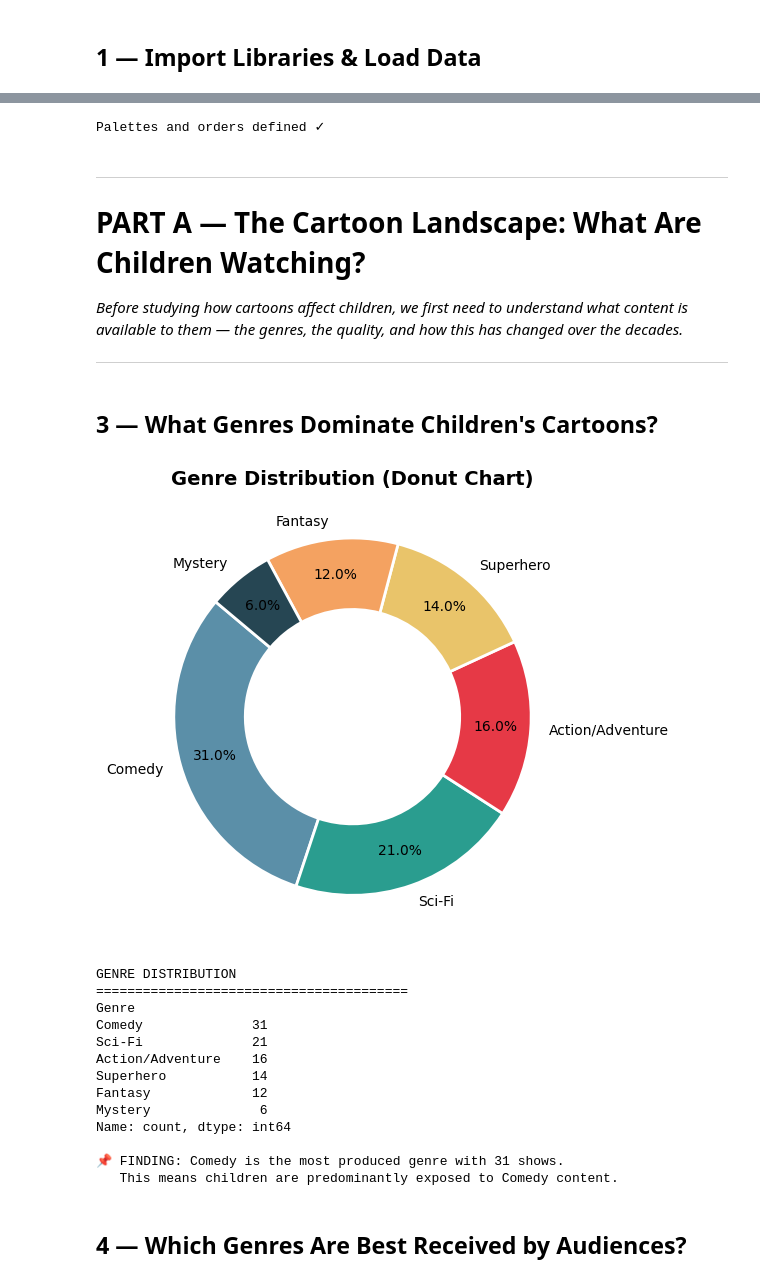
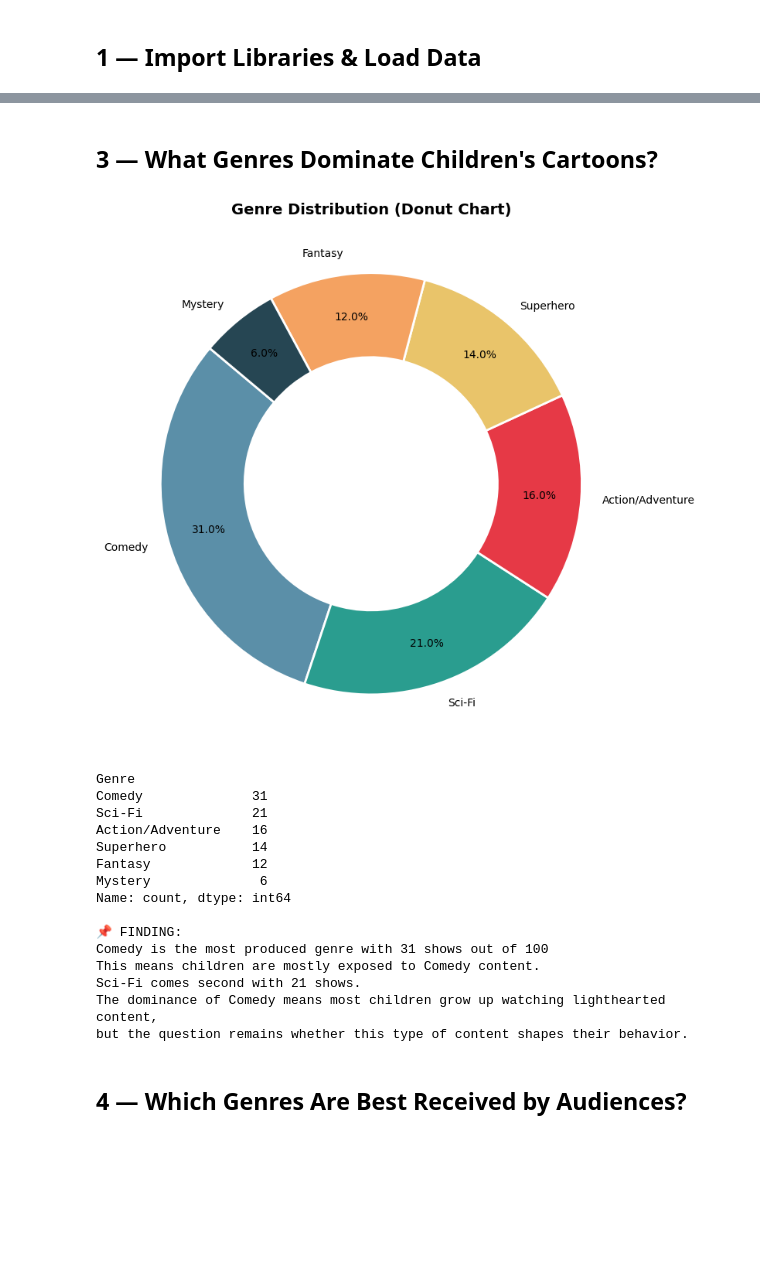
Before and after one commit to RonakSinghRaina/PROJECT-NEW, a Jupyter notebook: cartoon_analysis_complete.ipynb, the cells around one changed output, grey strips where cells are left out. Drawn from its saved outputs; the diff is of its cells as text; code cells hidden in the pictures; blank space fills up the shorter version.

Commit message:
updated findings

```diff
--- a/cartoon_analysis_complete.ipynb
+++ b/cartoon_analysis_complete.ipynb
@@ -224,58 +212,38 @@ Name: count, dtype: int64
-# %%
-# ── Genre palette ──
-genre_palette = {
-    "Action/Adventure": "#e63946",
-    "Comedy":           "#457b9d",
-    "Sci-Fi":           "#2a9d8f",
-    "Superhero":        "#e9c46a",
-    "Fantasy":          "#f4a261",
-    "Mystery":          "#264653",
-}
-genres_order = ["Comedy", "Sci-Fi", "Action/Adventure", "Superhero", "Fantasy", "Mystery"]
-
-# ── Era palette ──
-era_palette = {
-    'Pre-2000 (Classic)': '#6a4c93',
-    '2000–2009':          '#1982c4',
-    '2010–2019':          '#8ac926',
-    '2020+':              '#ff595e',
-}
-era_order = ['Pre-2000 (Classic)', '2000–2009', '2010–2019', '2020+']
-
-print("Palettes and orders defined ✓")
-# %% [output]
-Palettes and orders defined ✓
-# %% [markdown]
----
-# PART A — The Cartoon Landscape: What Are Children Watching?
-*Before studying how cartoons affect children, we first need to understand what content is available to them — the genres, the quality, and how this has changed over the decades.*
-
----
 # %% [markdown]
 ## 3 — What Genres Dominate Children's Cartoons?
 # %%
+# counting how many shows per genre
 genre_counts = df['Genre'].value_counts()
 
+# making a donut chart
 colors = ['#5b8fa8', '#2a9d8f', '#e63946', '#e9c46a', '#f4a261', '#264653']
 
-fig, ax = plt.subplots(figsize=(10, 5))
-ax.pie(genre_counts, labels=genre_counts.index, autopct='%1.1f%%',
-       colors=colors, startangle=140, pctdistance=0.8,
-       wedgeprops={'width': 0.4, 'edgecolor': 'white', 'linewidth': 2})
-ax.set_title('Genre Distribution (Donut Chart)', fontsize=14, fontweight='bold')
+plt.figure(figsize=(8, 8))
+plt.pie(genre_counts, labels=genre_counts.index, autopct='%1.1f%%',
+        colors=colors, startangle=140, pctdistance=0.8,
+        wedgeprops={'width': 0.4, 'edgecolor': 'white', 'linewidth': 2})
+plt.title('Genre Distribution (Donut Chart)', fontsize=14, fontweight='bold')
 plt.tight_layout()
 plt.show()
 
-print('GENRE DISTRIBUTION')
-print('=' * 40)
+# printing the counts
 print(genre_counts)
 print()
-print('📌 FINDING:', genre_counts.index[0], 'is the most produced genre with', genre_counts.iloc[0], 'shows.')
-print('   This means children are predominantly exposed to', genre_counts.index[0], 'content.')
+
+# finding
+top_genre = genre_counts.index[0]
+top_count = genre_counts.iloc[0]
+second_genre = genre_counts.index[1]
+second_count = genre_counts.iloc[1]
+
+print('📌 FINDING:')
+print(top_genre, 'is the most produced genre with', top_count, 'shows out of', len(df))
+print('This means children are mostly exposed to', top_genre, 'content.')
+print(second_genre, 'comes second with', second_count, 'shows.')
+print('The dominance of', top_genre, 'means most children grow up watching lighthearted content,')
+print('but the question remains whether this type of content shapes their behavior.')
 # %% [output]
-[figure, old version]
+[figure, new version]
-GENRE DISTRIBUTION
-========================================
 Genre
 Comedy              31
 Sci-Fi              21
@@ -285,8 +253,12 @@ Fantasy             12
 Mystery              6
 Name: count, dtype: int64
 
-📌 FINDING: Comedy is the most produced genre with 31 shows.
-   This means children are predominantly exposed to Comedy content.
+📌 FINDING:
+Comedy is the most produced genre with 31 shows out of 100
+This means children are mostly exposed to Comedy content.
+Sci-Fi comes second with 21 shows.
+The dominance of Comedy means most children grow up watching lighthearted content,
+but the question remains whether this type of content shapes their behavior.
 # %% [markdown]
 ## 4 — Which Genres Are Best Received by Audiences?
 # %%
```
Also changed, not shown: parts of 33 cells of this notebook.
